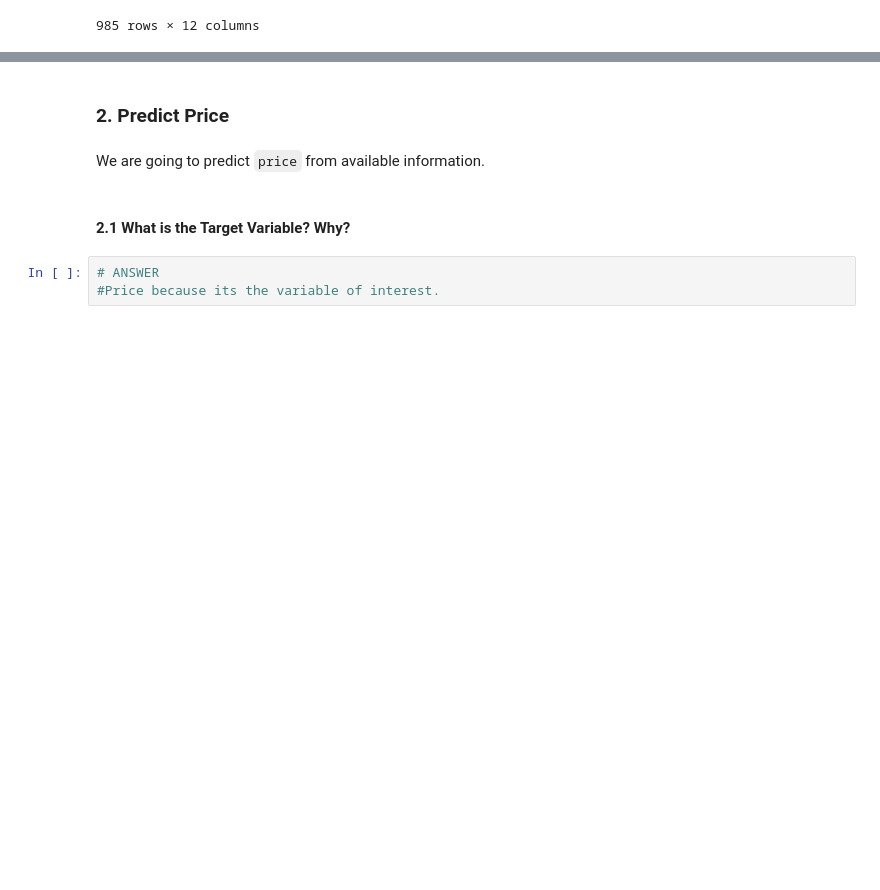
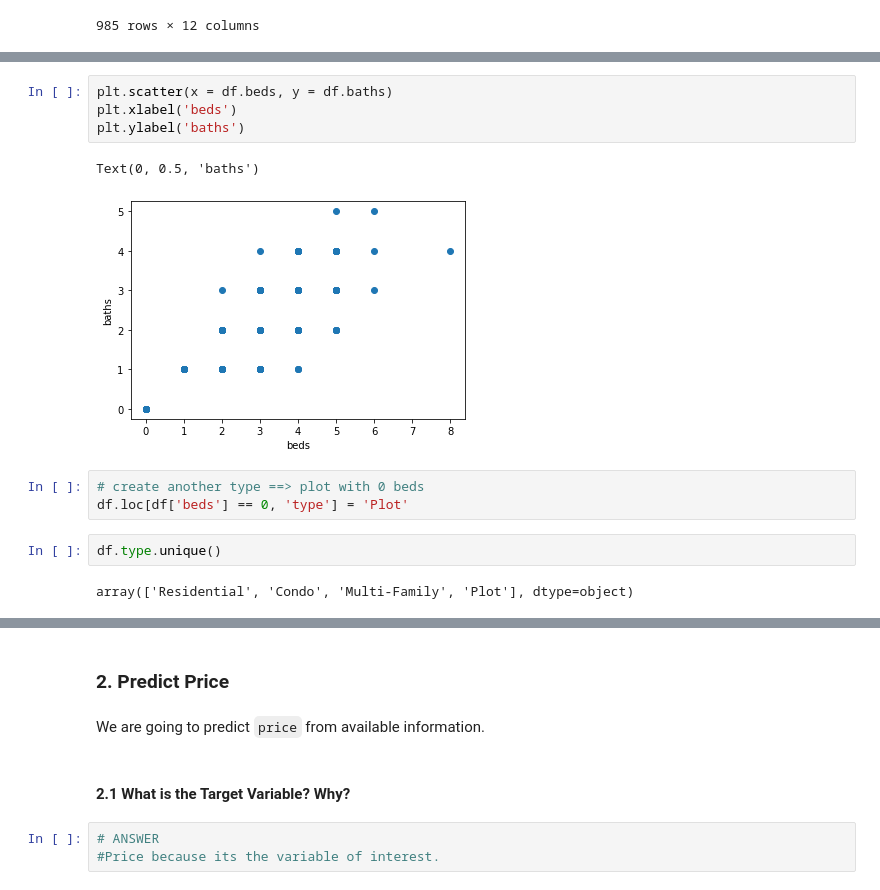
Before and after one commit to DavidMuwandi/Institue_of_data, a Jupyter notebook: Module 4/IOD_Lab 4.1.1 - Linear regresion hard coded.ipynb, the cells around one changed output, grey strips where cells are left out. Cells and saved outputs as stored; diff of their text form; blank space fills up the shorter version.

```diff
--- a/Module 4/IOD_Lab 4.1.1 - Linear regresion hard coded.ipynb
+++ b/Module 4/IOD_Lab 4.1.1 - Linear regresion hard coded.ipynb
@@ -44,0 +56,14 @@ df
+# %%
+plt.scatter(x = df.beds, y = df.baths)
+plt.xlabel('beds')
+plt.ylabel('baths')
+# %% [output]
+Text(0, 0.5, 'baths')
+[figure, added]
+# %%
+# create another type ==> plot with 0 beds
+df.loc[df['beds'] == 0, 'type'] = 'Plot'
+# %%
+df.type.unique()
+# %% [output]
+array(['Residential', 'Condo', 'Multi-Family', 'Plot'], dtype=object)
```
Also changed, not shown: parts of 5 cells of this notebook, 1 other file.
